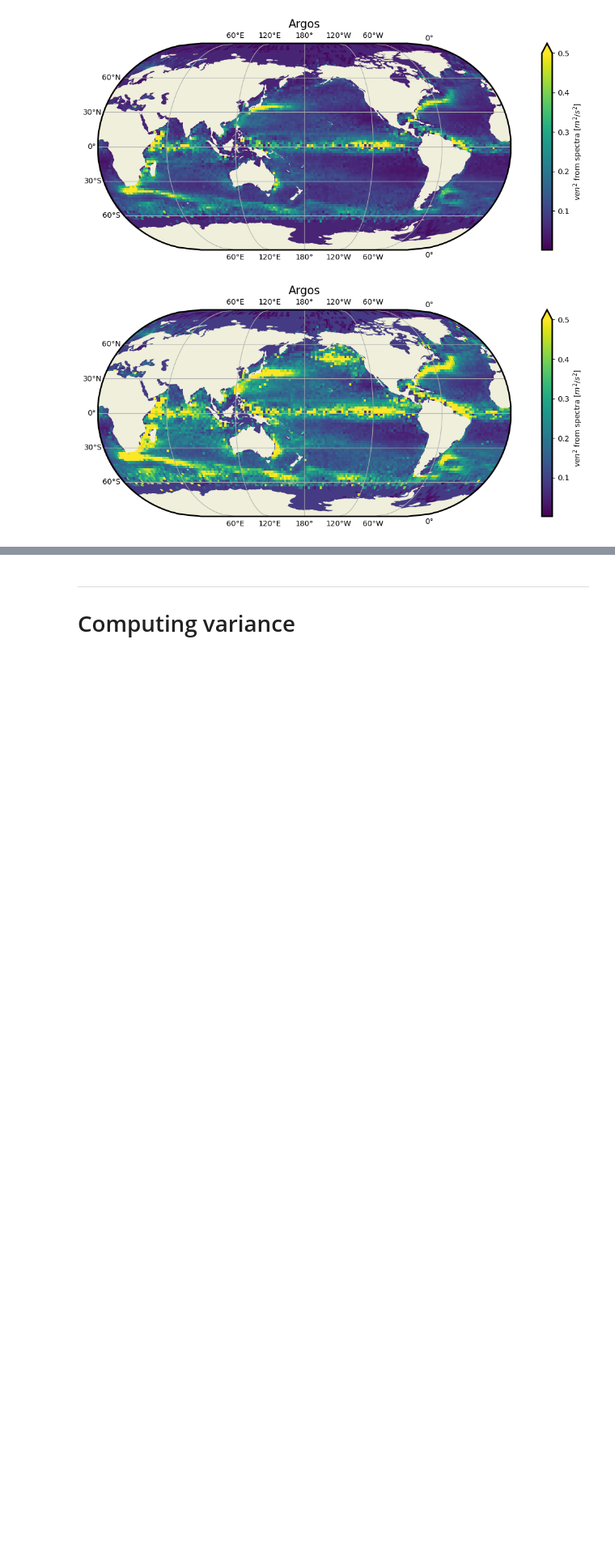
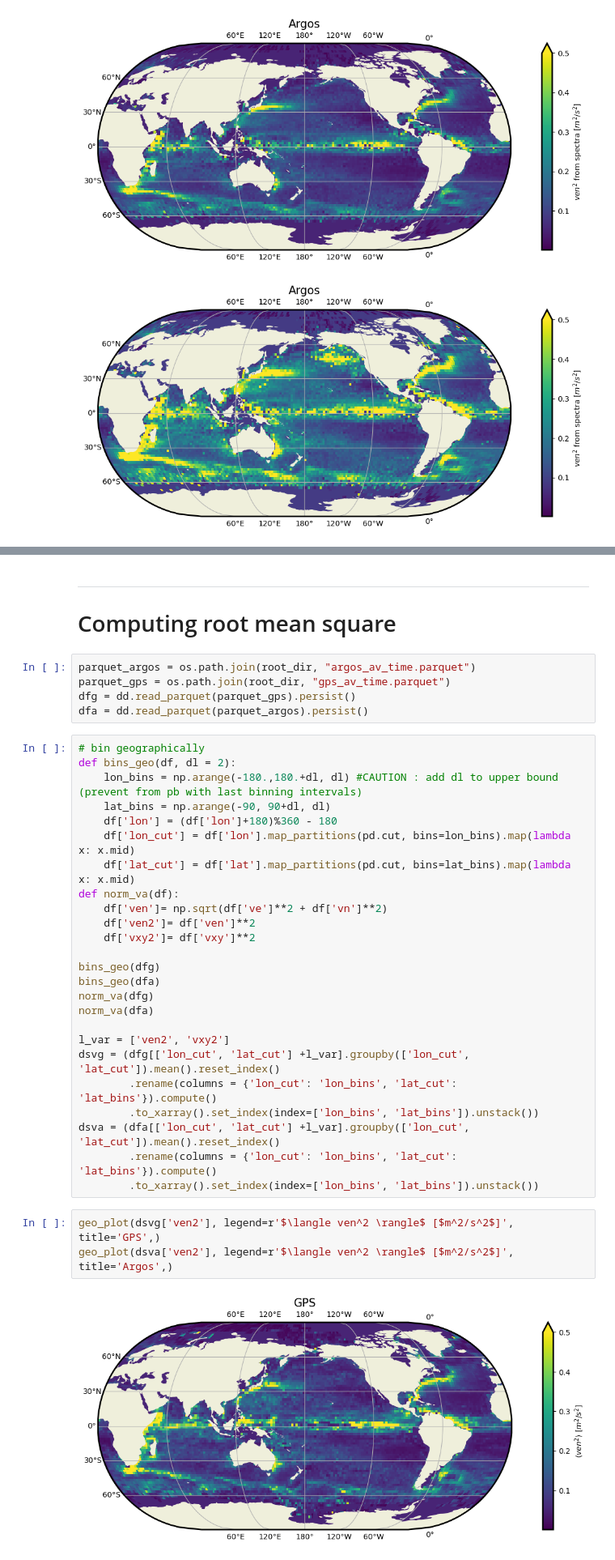
Before and after one commit to margot-demol/PhD, a Jupyter notebook: GDP/diag_nrj_map.ipynb, the cells around one changed output, grey strips where cells are left out. Shown at 81% size. Saved outputs shown, nothing was run; the diff lists cells and outputs as text; blank space fills up the shorter version.

```diff
--- a/GDP/diag_nrj_map.ipynb
+++ b/GDP/diag_nrj_map.ipynb
@@ -80,3 +89,38 @@ geo_plot(dsa.E_vxy.integrate("frequency"), legend=r'$ven^2$ from spectra [$m^2/s
 # %% [markdown]
 _______
-# Computing variance
+# Computing root mean square
+# %%
+parquet_argos = os.path.join(root_dir, "argos_av_time.parquet")
+parquet_gps = os.path.join(root_dir, "gps_av_time.parquet")
+dfg = dd.read_parquet(parquet_gps).persist()
+dfa = dd.read_parquet(parquet_argos).persist()
+# %%
+# bin geographically
+def bins_geo(df, dl = 2):
+    lon_bins = np.arange(-180.,180.+dl, dl) #CAUTION : add dl to upper bound (prevent from pb with last binning intervals)
+    lat_bins = np.arange(-90, 90+dl, dl)
+    df['lon'] = (df['lon']+180)%360 - 180
+    df['lon_cut'] = df['lon'].map_partitions(pd.cut, bins=lon_bins).map(lambda x: x.mid)
+    df['lat_cut'] = df['lat'].map_partitions(pd.cut, bins=lat_bins).map(lambda x: x.mid)
+def norm_va(df):
+    df['ven']= np.sqrt(df['ve']**2 + df['vn']**2)
+    df['ven2']= df['ven']**2
+    df['vxy2']= df['vxy']**2
+
+bins_geo(dfg)
+bins_geo(dfa)
+norm_va(dfg)
+norm_va(dfa)
+
+l_var = ['ven2', 'vxy2']
+dsvg = (dfg[['lon_cut', 'lat_cut'] +l_var].groupby(['lon_cut', 'lat_cut']).mean().reset_index()
+        .rename(columns = {'lon_cut': 'lon_bins', 'lat_cut': 'lat_bins'}).compute()
+        .to_xarray().set_index(index=['lon_bins', 'lat_bins']).unstack())
+dsva = (dfa[['lon_cut', 'lat_cut'] +l_var].groupby(['lon_cut', 'lat_cut']).mean().reset_index()
+        .rename(columns = {'lon_cut': 'lon_bins', 'lat_cut': 'lat_bins'}).compute()
+        .to_xarray().set_index(index=['lon_bins', 'lat_bins']).unstack())
+# %%
+geo_plot(dsvg['ven2'], legend=r'$\langle ven^2 \rangle$ [$m^2/s^2$]', title='GPS',)
+geo_plot(dsva['ven2'], legend=r'$\langle ven^2 \rangle$ [$m^2/s^2$]', title='Argos',)
+# %% [output]
+[figure, added]
```
Also changed, not shown: parts of 10 cells of this notebook, 2 other files.
